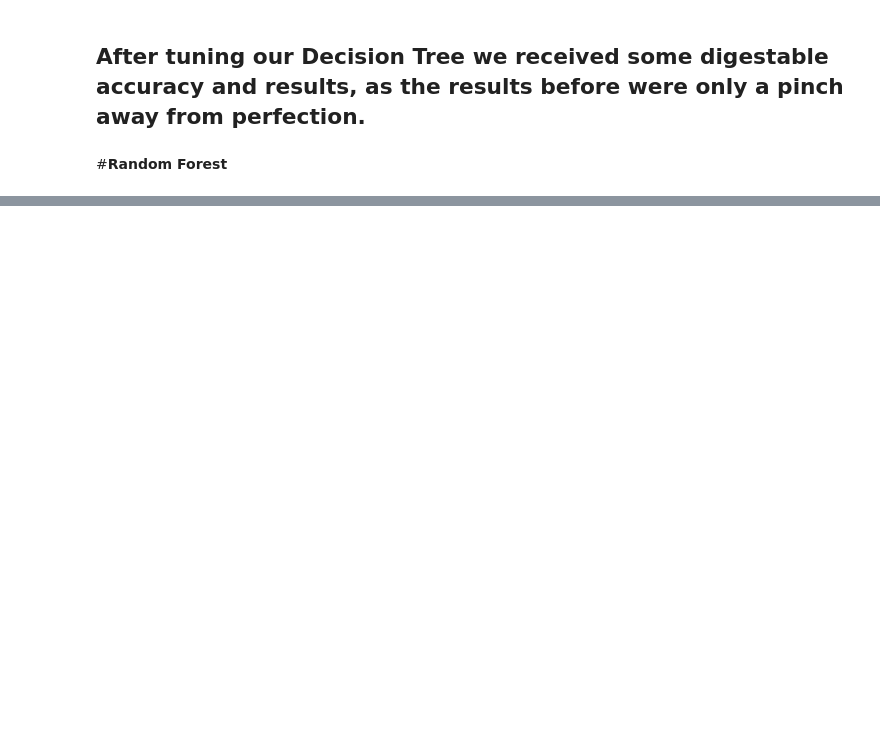
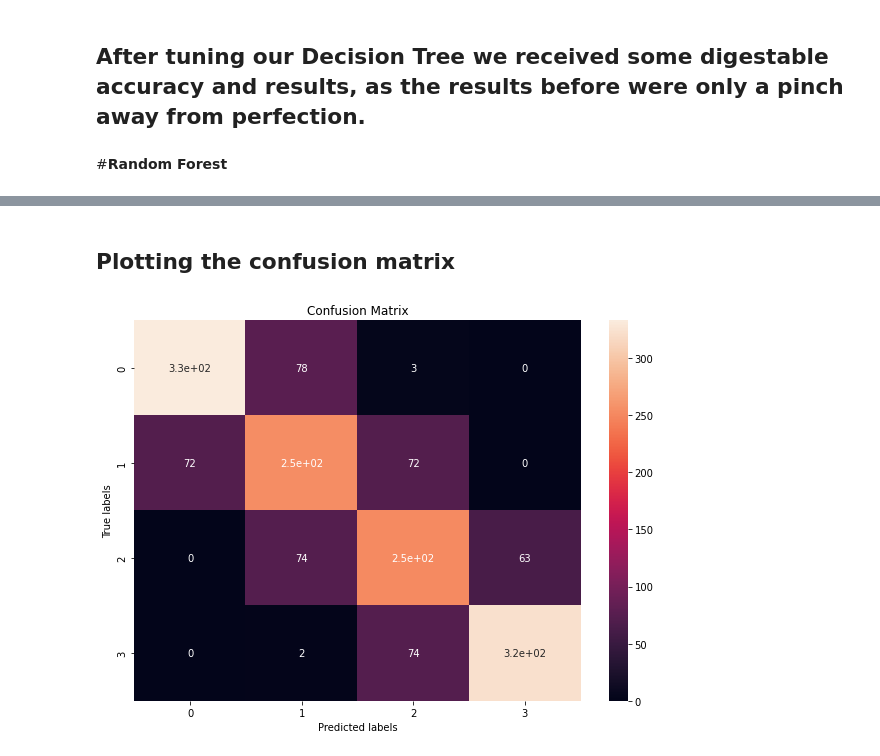
Before and after one commit to sagar2582/Capstone-3-Mobile_Price_Prediction, a Jupyter notebook: Capstone_3_Mobile_Price_Prediction.ipynb, the cells around one changed output, grey strips where cells are left out. Drawn from its saved outputs; the diff is of its cells as text; code cells hidden in the pictures; blank space fills up the shorter version.

```diff
--- a/Capstone_3_Mobile_Price_Prediction.ipynb
+++ b/Capstone_3_Mobile_Price_Prediction.ipynb
@@ -951,0 +1052,13 @@ plt.show()
+# %%
+#creating dependent and independent for model
+
+dependent_variable_tree = 'price_range'
+independent_variable_tree=list(set(df_copy.columns.tolist()))
+# %%
+# Create the data of independent variables
+X_boost = df_copy[independent_variable_tree].values
+
+# Create the for dependent variable data
+y_boost = df[dependent_variable_tree].values
+# %%
+gb_grid.fit(X_boost, y_boost)
@@ -951,0 +1077,5 @@ plt.show()
+# %%
+#prediction on train and test data
+
+gb_y_train_pred = gb_grid.predict(X_train)
+gb_y_test_pred = gb_grid.predict(X_test)
@@ -951,0 +1138,19 @@ plt.show()
+# %% [markdown]
+## Plotting the confusion matrix
+# %%
+# Plotting the train confusion matrix
+
+plt.figure(figsize=(10,7))
+labels = ['0', '1', '2', '3']
+ax= plt.subplot()
+sns.heatmap(cm_train, annot=True, ax = ax)
+
+# labels, title and ticks
+ax.set_xlabel('Predicted labels')
+ax.set_ylabel('True labels')
+ax.set_title('Confusion Matrix')
+ax.xaxis.set_ticklabels(labels)
+ax.yaxis.set_ticklabels(labels)
+plt.show()
+# %% [output]
+[figure, added]
```
Also changed, not shown: parts of 26 cells of this notebook.
